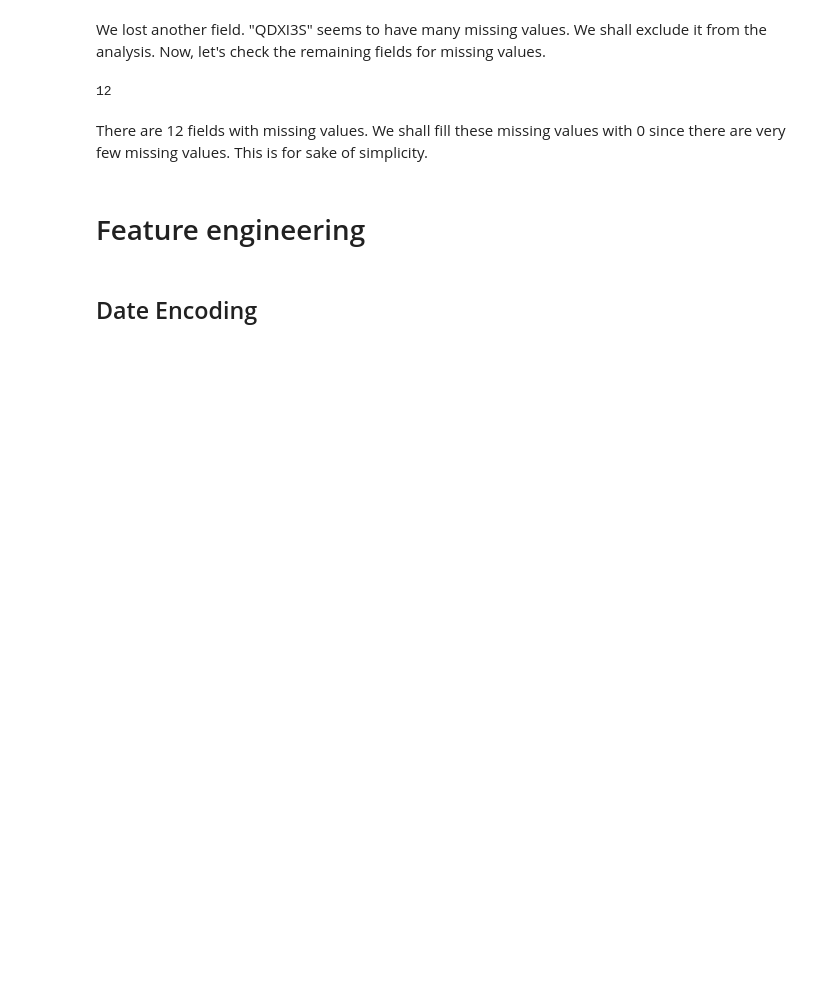
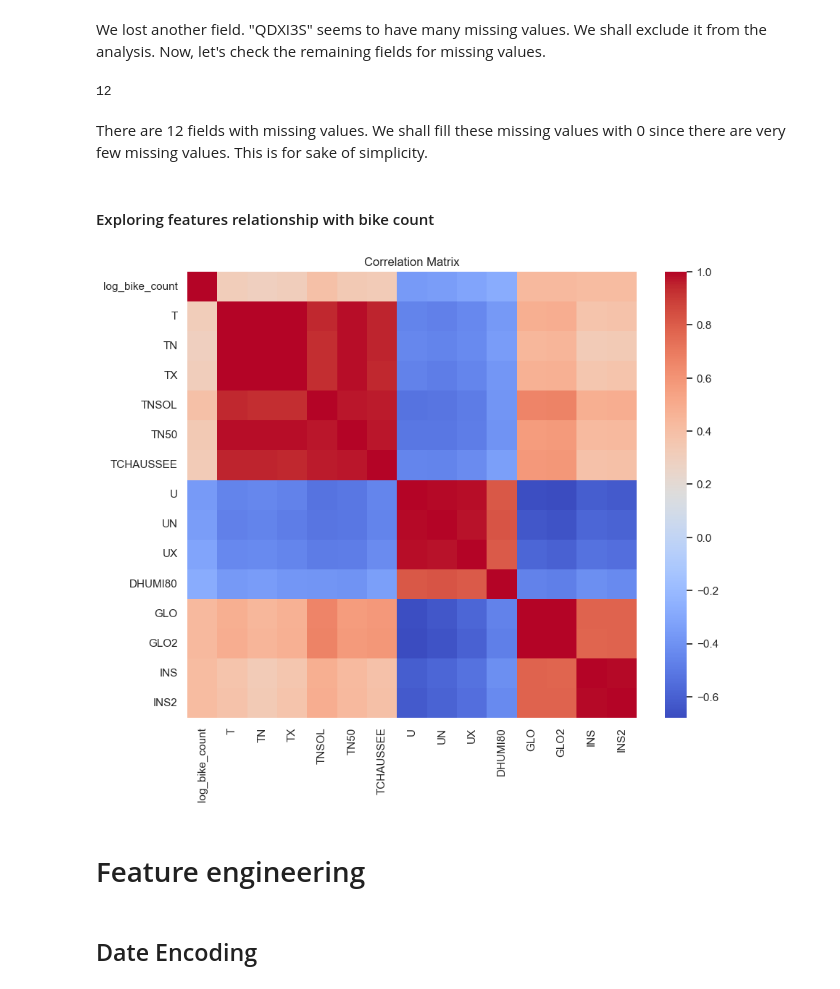
Before and after one commit to p-haas/bike_counters, a Jupyter notebook: WIP/eda_notebook.ipynb, the cells around one changed output. Drawn from its saved outputs; the diff is of its cells as text; code cells hidden in the pictures; blank space fills up the shorter version.

Commit message:
update EDA, weather feature extraction

```diff
--- a/WIP/eda_notebook.ipynb
+++ b/WIP/eda_notebook.ipynb
@@ -419,6 +421,37 @@ weather_reduced = (
     .dropna(axis=1, how="all")
     .fillna(0)
 )
+# %% [markdown]
+#### Exploring features relationship with bike count
+# %%
+weather_eda = train[["date", "counter_id", "log_bike_count"]].merge(weather_reduced, left_on="date", right_on="date", how="left").set_index(["date", "counter_id"])
+
+# Calculate the correlation matrix
+correlation_matrix = weather_eda.corr()
+# %%
+high_corr_features = correlation_matrix[
+    np.abs(correlation_matrix["log_bike_count"]) > 0.25
+].index.values.tolist()
+# %%
+# Set up the matplotlib figure
+plt.figure(figsize=(10, 8))
+
+# Draw the heatmap with the correlation matrix
+sns.heatmap(
+    correlation_matrix[np.abs(correlation_matrix["log_bike_count"]) > 0.25][
+        high_corr_features
+    ],
+    annot=False,
+    cmap="coolwarm",
+)
+
+# Set the title
+plt.title("Correlation Matrix")
+
+# Display the plot
+plt.show()
+# %% [output]
+[figure, added]
 # %% [markdown]
 # Feature engineering
 # %% [markdown]
```
Also changed, not shown: parts of 11 cells of this notebook, 1 other file.
